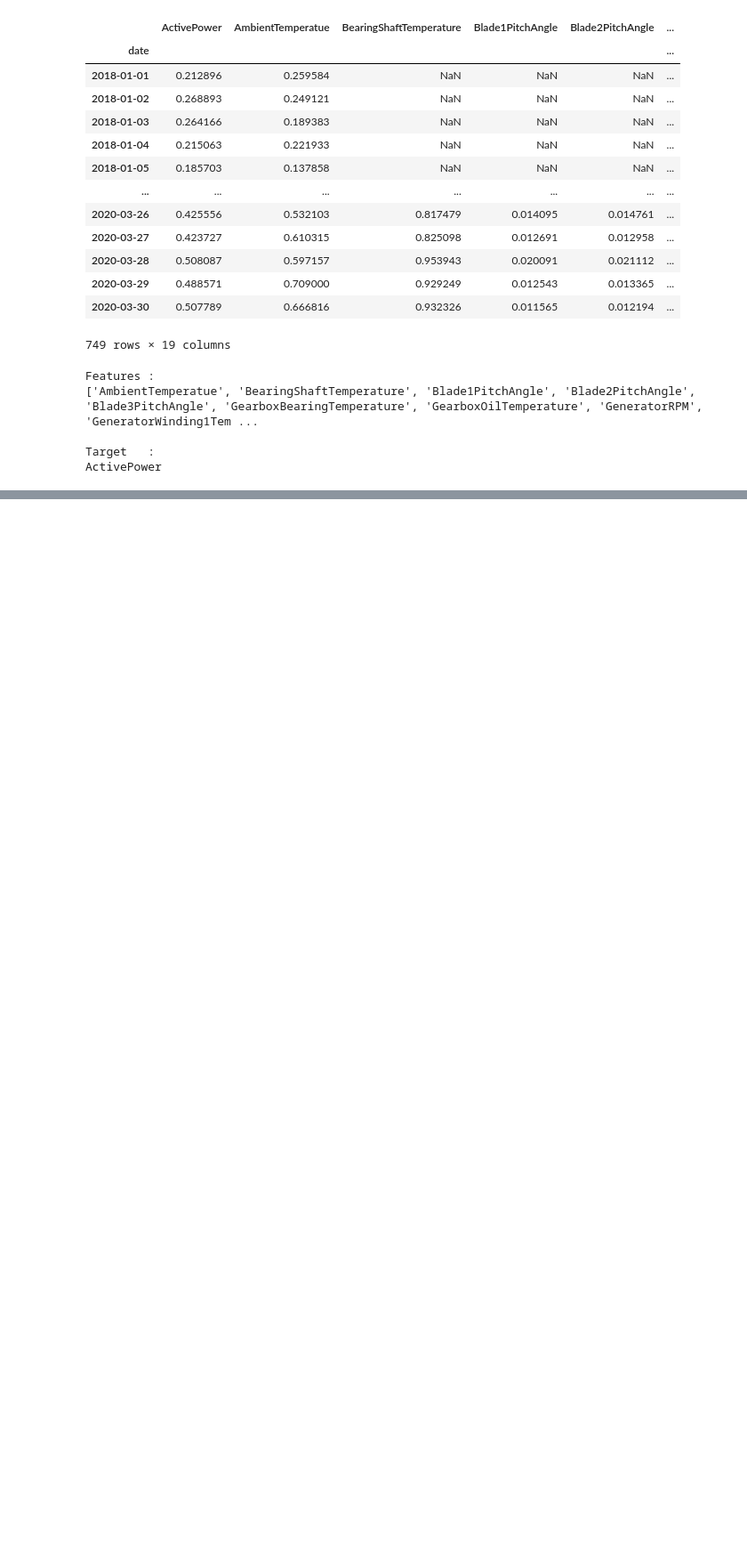
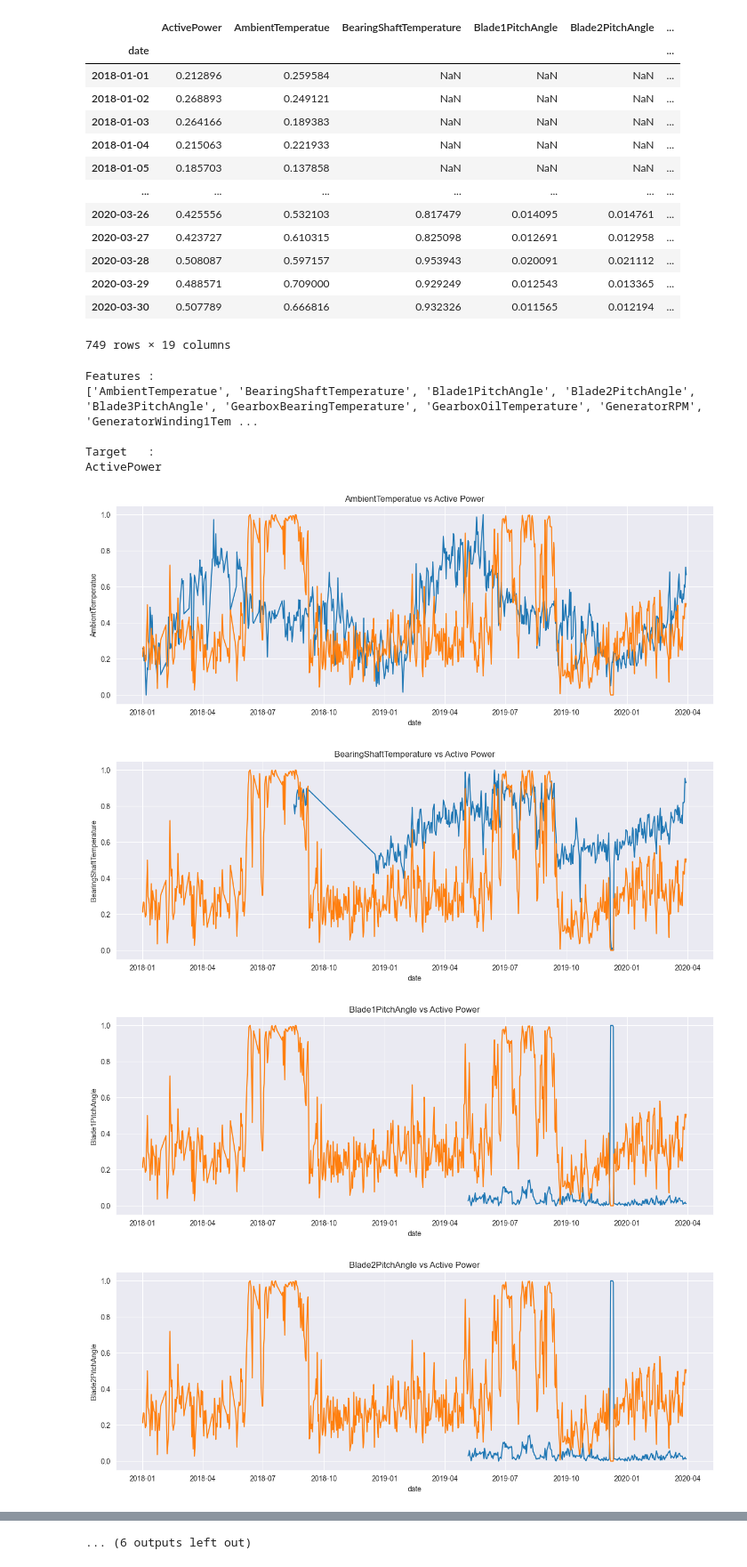
Before and after one commit to amithvardhan99/videos, a Jupyter notebook: Prediction of Renewable Energy Generation/notebook.ipynb, the cells around one changed output, grey strips where cells are left out. Shown at 89% size. Drawn from its saved outputs; the diff is of its cells as text; code cells hidden in the pictures; blank space fills up the shorter version.

```diff
--- a/Prediction of Renewable Energy Generation/notebook.ipynb
+++ b/Prediction of Renewable Energy Generation/notebook.ipynb
@@ -171,3 +175,14 @@ Features :
 
 Target   :
 ActivePower
+# %%
+for i in features_required:
+    fig, ax = plt.subplots(figsize=(15,5))
+    sns.lineplot(x=df_9.index,y=df_9[i])
+    sns.lineplot(x=df_9.index,y=df_9["ActivePower"])
+    ax.set(title=i+" vs Active Power")
+# %% [output]
+[figure, added]
+[figure, added]
+[figure, added]
+[figure, added]
@@ -173,0 +197 @@ ActivePower
+... (6 outputs left out)
```
Also changed, not shown: parts of 16 cells of this notebook.
